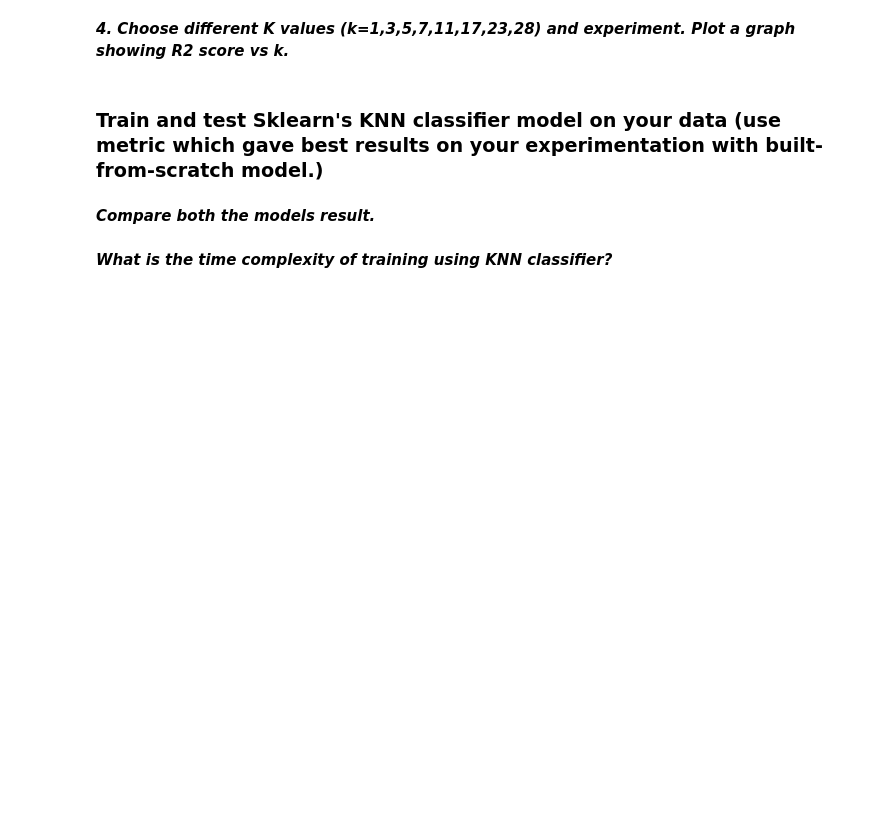
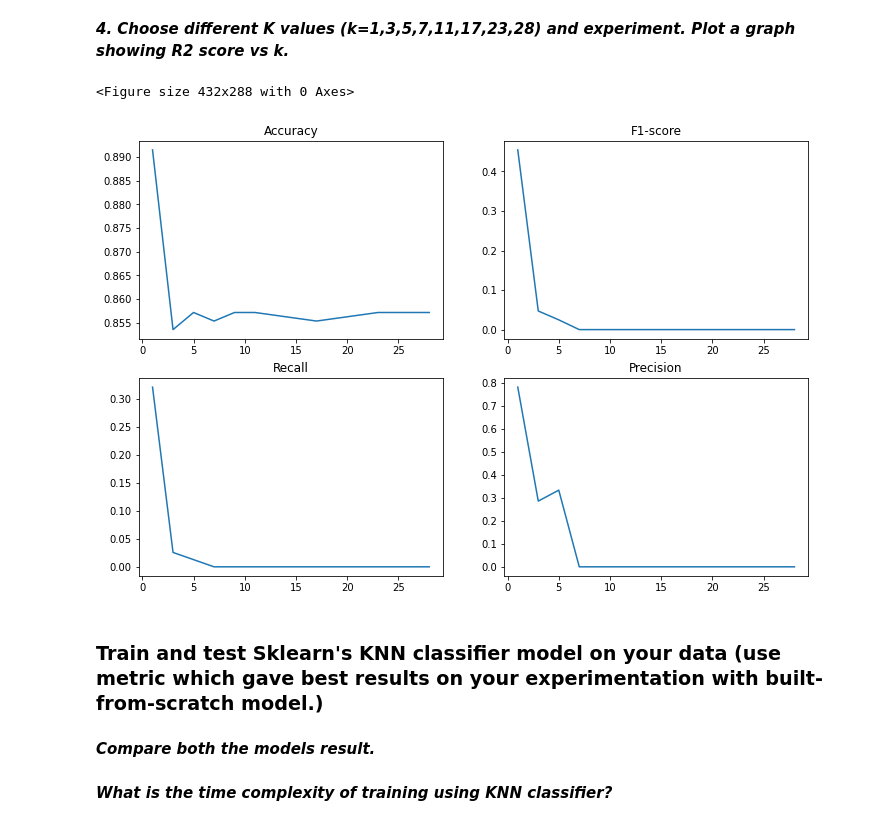
Before and after one commit to Architjain128/SMAI, a Jupyter notebook: Assignment1/rollnumber_Assignment1_Question3.ipynb, the cells around one changed output. Cells and saved outputs as stored; diff of their text form; code cells hidden in the pictures; blank space fills up the shorter version.

```diff
--- a/Assignment1/rollnumber_Assignment1_Question3.ipynb
+++ b/Assignment1/rollnumber_Assignment1_Question3.ipynb
@@ -137,0 +162,2 @@ tfidf_array=tfidf(data,idf_dic)
+# %%
+data["tfidf"] = data["tokenized_text"].apply(lambda x: tfidf(x,idf_dic))
@@ -138,8 +170,8 @@ tfidf_array=tfidf(data,idf_dic)
 # %% [markdown]
 ### Split data
 # %%
-train_X, test_X, train_y, test_y = train_test_split(tfidf_array, data['label_val'], test_size=0.1, random_state=0)
-train_X, val_X, train_y, val_y = train_test_split(train_X,train_y, test_size=1/9, random_state=0)
+train_X, test_X, train_y, test_y = train_test_split(data["tfidf"], data['label_val'], train_size=0.8,random_state=0)
+test_X, val_X, test_y, val_y = train_test_split(test_X,test_y, test_size=0.5,random_state=0)
 # %% [markdown]
 ### Train your KNN model (reuse previously iplemented model built from scratch) and test on your data
 # %% [markdown]
@@ -232,7 +311,11 @@ def my_knn_accuracy(predicted_label,test_y):
 # %%
-def try_diff_k_on_val(train_X,train_y,val_X,val_y,distance_metric,k=False,arr=[]):
+def try_diff_k_on_val(train_X,train_y,val_X,val_y,distance_metric,k=False,arr=[],half=False):
     k_values=[]
     pre_k_acc=[]
+    pre_f1=[]
+    pre_con=[]
+    pre_re=[]
+    pre_pr=[]
     pre_k_acc_val=[]
     if k==True :
         k_values=arr
@@ -240,9 +323,11 @@ def try_diff_k_on_val(train_X,train_y,val_X,val_y,distance_metric,k=False,arr=[]
         for i in range(1,15,2):
             k_values.append(i)
     for i in k_values:
-        temp=my_knn_predict(val_X,train_X,train_y,i,distance_metric)
+        temp=my_knn_predict(val_X,train_X,train_y,i,distance_metric,half)
         pre_k_acc_val.append(temp)
         pre_k_acc.append(my_knn_accuracy(temp,val_y))
-    plt.plot(k_values,pre_k_acc_val)
-    plt.show()
-    return k_values,pre_k_acc,pre_k_acc_val
+        pre_f1.append(my_f1_score(temp,val_y))
+        pre_con.append(my_confusion_score(temp,val_y))
+        pre_re.append(my_recall_score(temp,val_y))
+        pre_pr.append(my_precision_score(temp,val_y))
+    return k_values,pre_k_acc_val,pre_k_acc,pre_f1,pre_con,pre_re,pre_pr
@@ -284,0 +367,2 @@ KeyError: 2
+# %%
+cos_k_val,cos_predications,cos_acc,cos_f1,cos_con,cos_re,cos_pr=try_diff_k_on_val(train_X,train_y,val_X,val_y,distance_metric=cosine_similarity_distance,k=True,arr=[1,3,5,7,9,11,17,23,28],half=False)
@@ -285,5 +405,28 @@ KeyError: 2
 # %% [markdown]
 ***4. Choose different K values (k=1,3,5,7,11,17,23,28) and experiment. Plot a graph showing R2 score vs k.***
+# %%
+plt.subplots_adjust(left=1.5, bottom=1.5, right=2, top=2, wspace=1, hspace=1)
+plt.figure(figsize=(12,8))
+plt.subplot(2, 2, 1)
+plt.plot(cos_k_val,cos_acc)
+plt.title('Accuracy')
+
+plt.subplot(2, 2, 2)
+plt.plot(cos_k_val,cos_f1)
+plt.title('F1-score')
+
+plt.subplot(2, 2, 3)
+plt.plot(cos_k_val,cos_re)
+plt.title('Recall')
+
+plt.subplot(2, 2, 4)
+plt.plot(cos_k_val,cos_pr)
+plt.title('Precision')
+
+plt.show()
+# %% [output]
+<Figure size 432x288 with 0 Axes>
+[figure, added]
 # %% [markdown]
 ### Train and test Sklearn's KNN classifier model on your data (use metric which gave best results on your experimentation with built-from-scratch model.)
 # %% [markdown]
```
Also changed, not shown: parts of 27 cells of this notebook, 1 other file.
